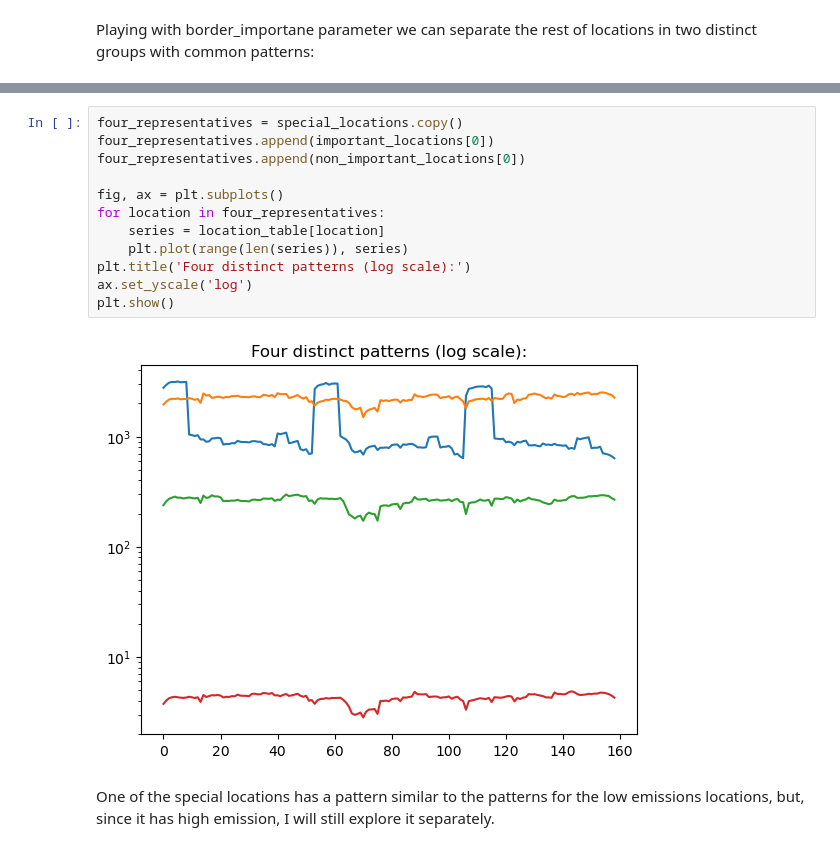
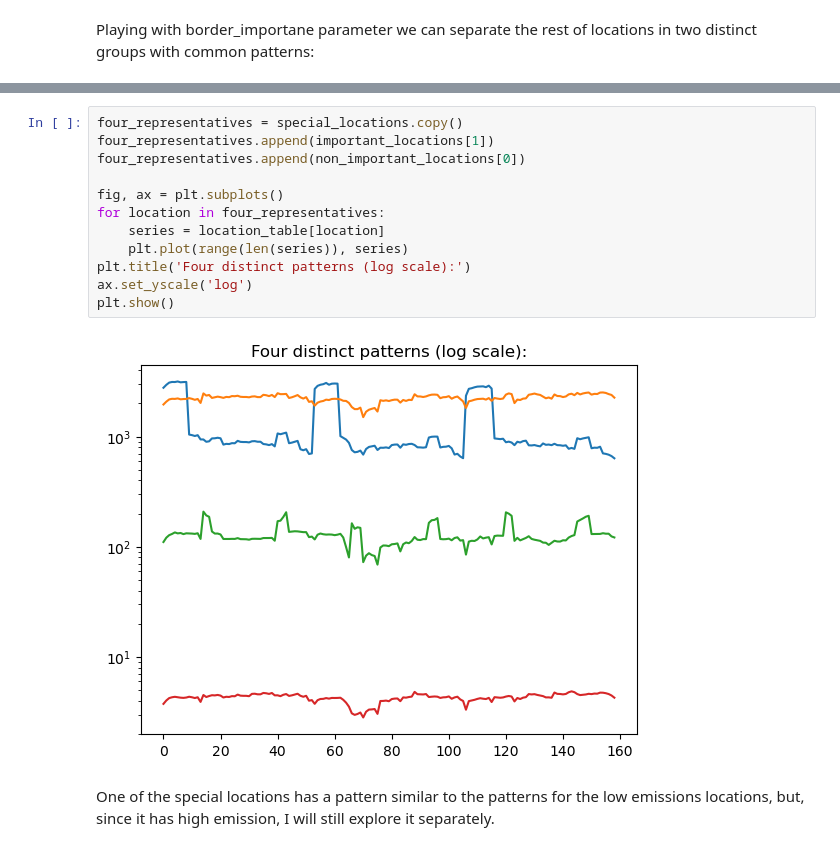
Before and after one commit to NickVasenkov/CO2-Emissions, a Jupyter notebook: CO2 Emissions 1.ipynb, the cells around one changed output, grey strips where cells are left out. Saved outputs shown, nothing was run; the diff lists cells and outputs as text.

```diff
--- a/CO2 Emissions 1.ipynb
+++ b/CO2 Emissions 1.ipynb
@@ -372,17 +372,17 @@ Wall time: 407 ms
 # %%
 four_representatives = special_locations.copy()
-four_representatives.append(important_locations[0])
+four_representatives.append(important_locations[1])
 four_representatives.append(non_important_locations[0])
 
 fig, ax = plt.subplots()
 for location in four_representatives:
     series = location_table[location]
     plt.plot(range(len(series)), series)
 plt.title('Four distinct patterns (log scale):')
 ax.set_yscale('log')
 plt.show()
 # %% [output]
-[figure, old version]
+[figure, new version]
 # %% [markdown]
 One of the special locations has a pattern similar to the patterns for the low emissions locations, but, since it has high emission, I will still explore it separately.
 # %%
```
Also changed, not shown: parts of 66 cells of this notebook, 36 other files.
